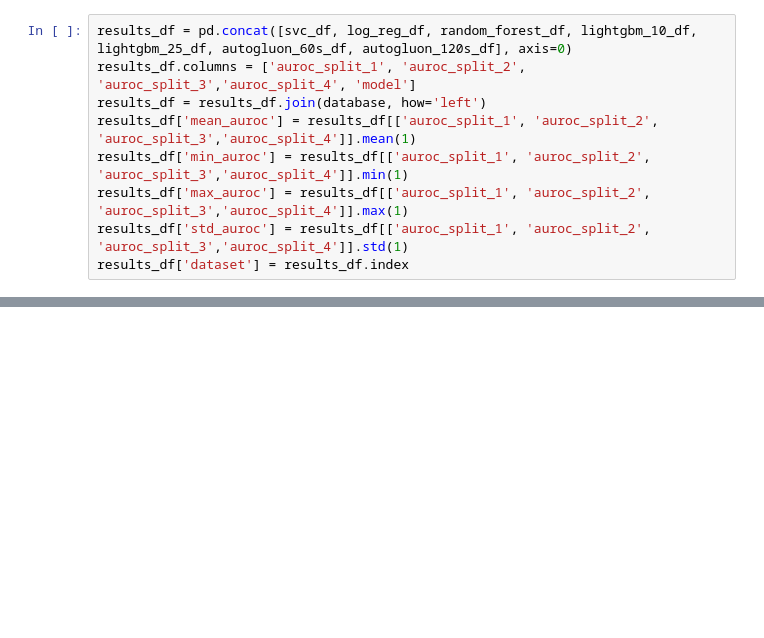
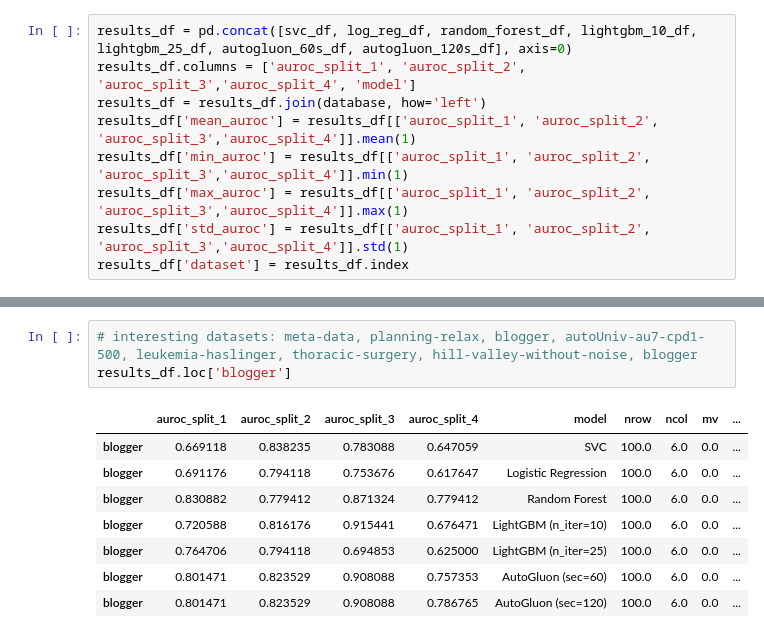
Before and after one commit to calvinmccarter/SmallDataBenchmarks, a Jupyter notebook: make_figures.ipynb, the cells around one changed output, grey strips where cells are left out. Saved outputs shown, nothing was run; the diff lists cells and outputs as text; blank space fills up the shorter version.

```diff
--- a/make_figures.ipynb
+++ b/make_figures.ipynb
@@ -148,0 +137,12 @@ results_df.loc['planning-relax']
+# %%
+# interesting datasets: meta-data, planning-relax, blogger, autoUniv-au7-cpd1-500, leukemia-haslinger, thoracic-surgery, hill-valley-without-noise, blogger
+results_df.loc['blogger']
+# %% [output]
+|  | auroc_split_1 | auroc_split_2 | auroc_split_3 | auroc_split_4 | model | nrow | ncol | mv | ... |
+| blogger | 0.669118 | 0.838235 | 0.783088 | 0.647059 | SVC | 100.0 | 6.0 | 0.0 | ... |
+| blogger | 0.691176 | 0.794118 | 0.753676 | 0.617647 | Logistic Regression | 100.0 | 6.0 | 0.0 | ... |
+| blogger | 0.830882 | 0.779412 | 0.871324 | 0.779412 | Random Forest | 100.0 | 6.0 | 0.0 | ... |
+| blogger | 0.720588 | 0.816176 | 0.915441 | 0.676471 | LightGBM (n_iter=10) | 100.0 | 6.0 | 0.0 | ... |
+| blogger | 0.764706 | 0.794118 | 0.694853 | 0.625000 | LightGBM (n_iter=25) | 100.0 | 6.0 | 0.0 | ... |
+| blogger | 0.801471 | 0.823529 | 0.908088 | 0.757353 | AutoGluon (sec=60) | 100.0 | 6.0 | 0.0 | ... |
+| blogger | 0.801471 | 0.823529 | 0.908088 | 0.786765 | AutoGluon (sec=120) | 100.0 | 6.0 | 0.0 | ... |
```
Also changed, not shown: parts of 6 cells of this notebook, 1 other file.
